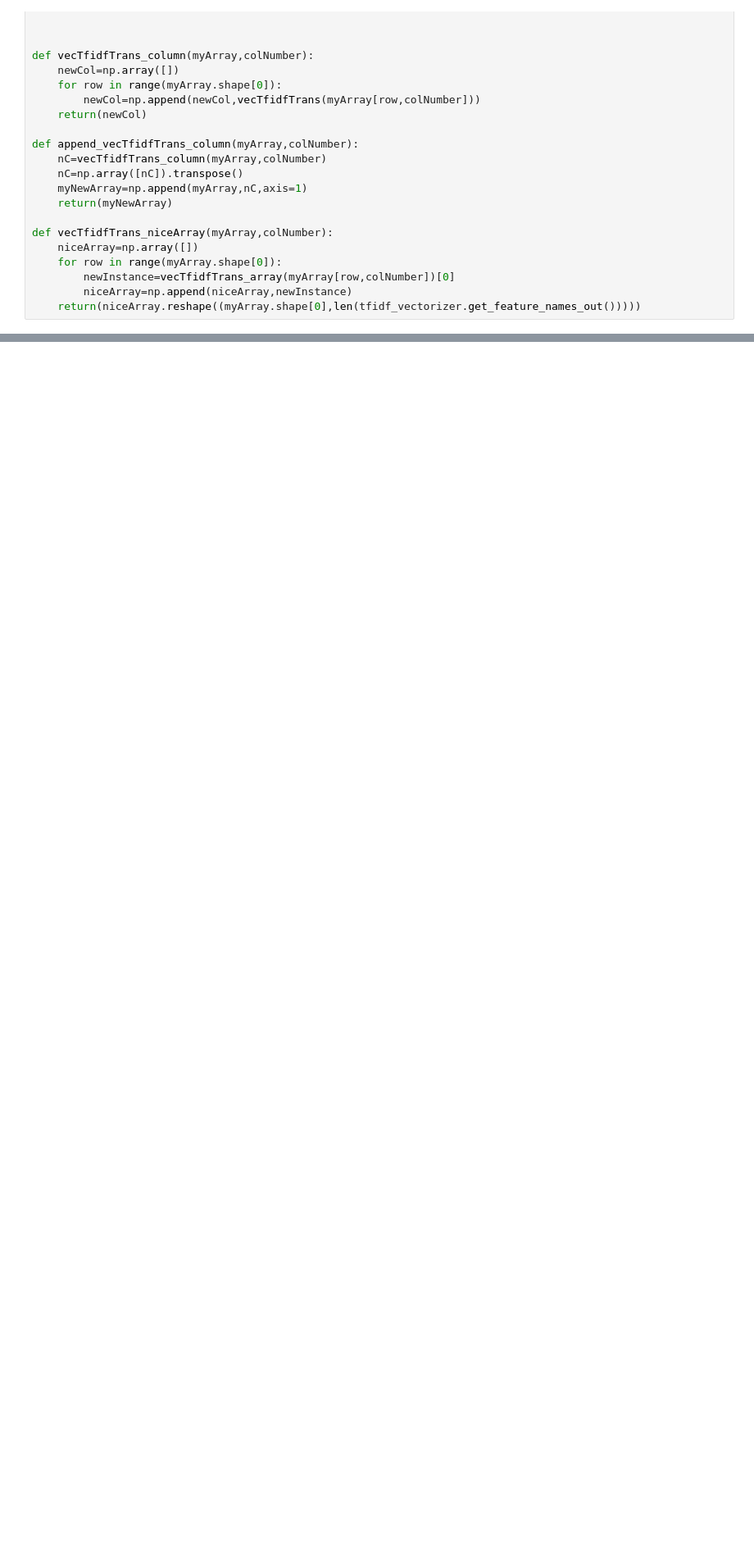
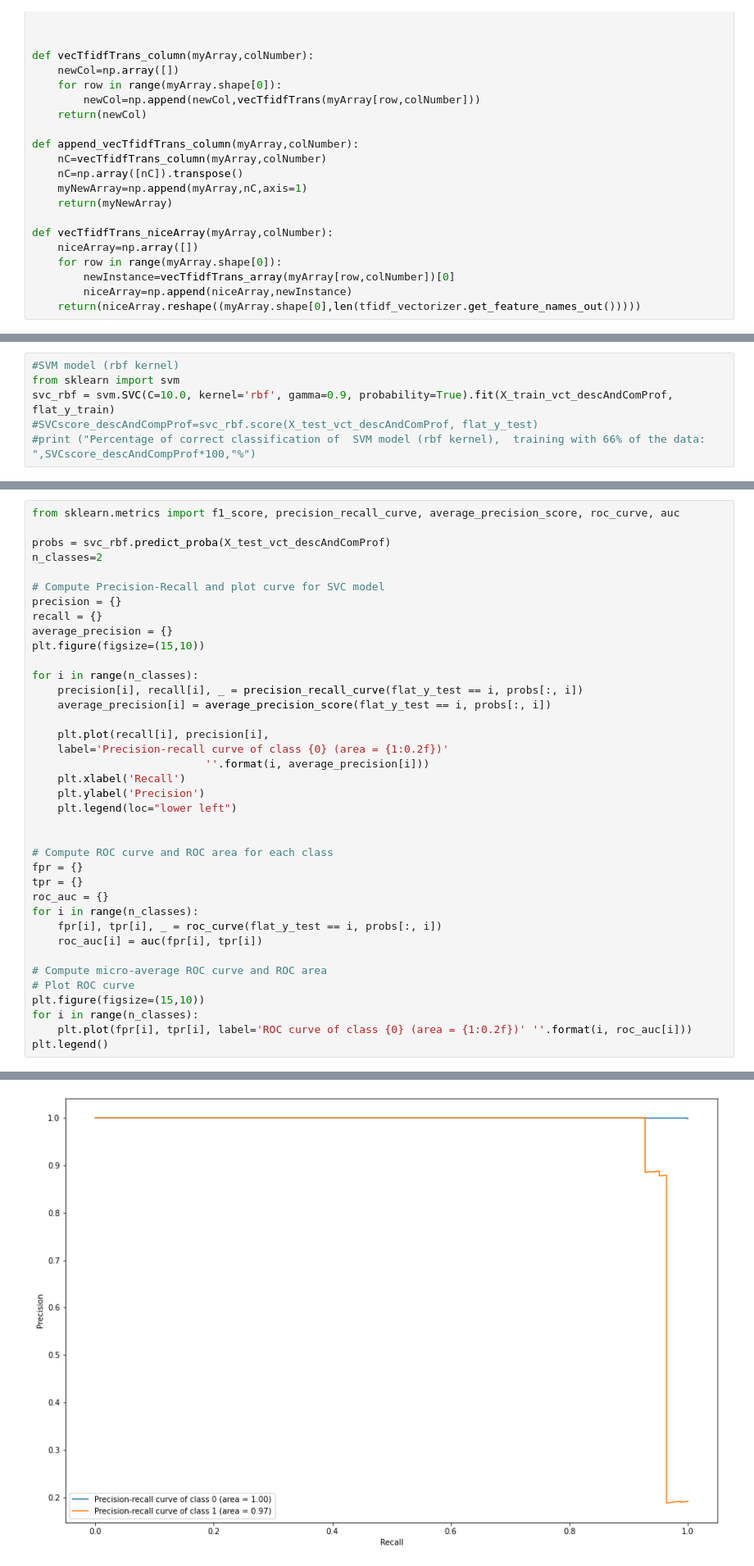
Before and after one commit to guillermoraya/RealVsFalseJob-Analysis-, a Jupyter notebook: RvFJ Analysis.ipynb, the cells around one changed output, grey strips where cells are left out. Shown: that part at 82% size. Saved outputs shown, nothing was run; the diff lists cells and outputs as text; blank space fills up the shorter version.

```diff
--- a/RvFJ Analysis.ipynb
+++ b/RvFJ Analysis.ipynb
@@ -257,0 +237,6 @@ Percentage of correct classification of  perceptron model,  training with 66% of
+# %%
+#SVM model (rbf kernel)
+from sklearn import svm
+svc_rbf = svm.SVC(C=10.0, kernel='rbf', gamma=0.9, probability=True).fit(X_train_vct_descAndComProf, flat_y_train)
+#SVCscore_descAndCompProf=svc_rbf.score(X_test_vct_descAndComProf, flat_y_test)
+#print ("Percentage of correct classification of  SVM model (rbf kernel),  training with 66% of the data: ",SVCscore_descAndCompProf*100,"%")
@@ -335,0 +294,39 @@ plt.legend()
+# %%
+from sklearn.metrics import f1_score, precision_recall_curve, average_precision_score, roc_curve, auc
+
+probs = svc_rbf.predict_proba(X_test_vct_descAndComProf)
+n_classes=2
+
+# Compute Precision-Recall and plot curve for SVC model
+precision = {}
+recall = {}
+average_precision = {}
+plt.figure(figsize=(15,10))
+
+for i in range(n_classes):
+    precision[i], recall[i], _ = precision_recall_curve(flat_y_test == i, probs[:, i])
+    average_precision[i] = average_precision_score(flat_y_test == i, probs[:, i])
+
+    plt.plot(recall[i], precision[i],
+    label='Precision-recall curve of class {0} (area = {1:0.2f})'
+                           ''.format(i, average_precision[i]))
+    plt.xlabel('Recall')
+    plt.ylabel('Precision')
+    plt.legend(loc="lower left")
+
+
+# Compute ROC curve and ROC area for each class
+fpr = {}
+tpr = {}
+roc_auc = {}
+for i in range(n_classes):
+    fpr[i], tpr[i], _ = roc_curve(flat_y_test == i, probs[:, i])
+    roc_auc[i] = auc(fpr[i], tpr[i])
+
+# Compute micro-average ROC curve and ROC area
+# Plot ROC curve
+plt.figure(figsize=(15,10))
+for i in range(n_classes):
+    plt.plot(fpr[i], tpr[i], label='ROC curve of class {0} (area = {1:0.2f})' ''.format(i, roc_auc[i]))
+plt.legend()
+# %% [output]
@@ -335,0 +334 @@ plt.legend()
+[figure, added]
```
Also changed, not shown: parts of 17 cells of this notebook.
